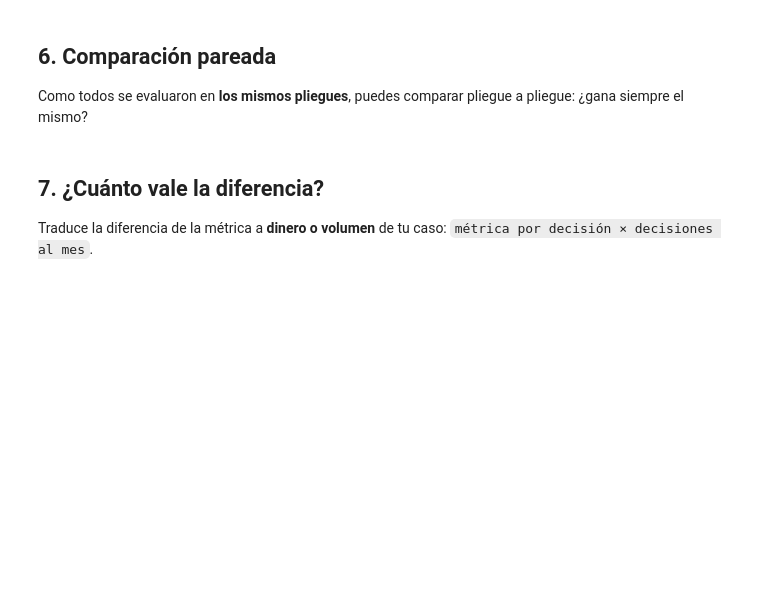
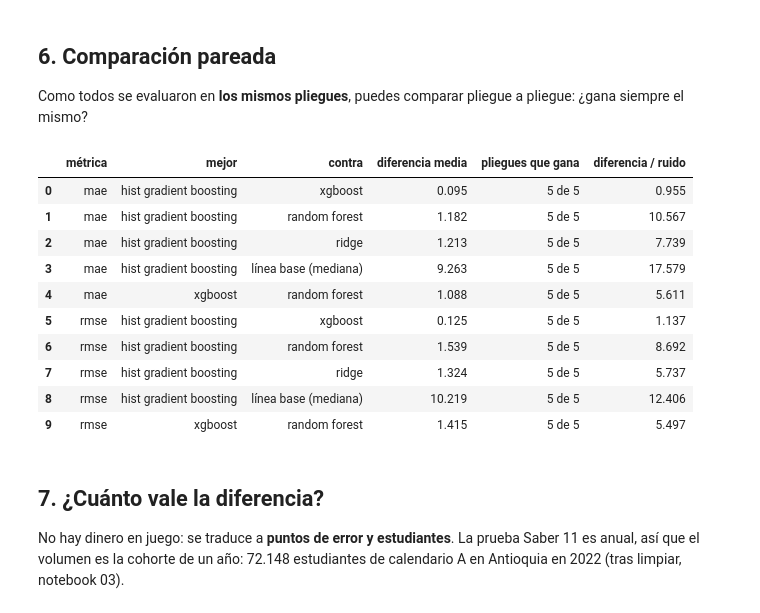
Before and after one commit to nandoossa/Proyecto_clase_grupo10, a Jupyter notebook: notebooks/05_torneo.ipynb, the cells around one changed output. Saved outputs shown, nothing was run; the diff lists cells and outputs as text; code cells hidden in the pictures; blank space fills up the shorter version.

```diff
--- a/notebooks/05_torneo.ipynb
+++ b/notebooks/05_torneo.ipynb
@@ -147,11 +212,14 @@ el **recall de cada clase**: una clase que casi nunca se predice es un riesgo au
 # %%
-# TODO: una fila por modelo con las métricas técnicas (media entre pliegues).
-# Para cada modelo y pliegue necesitas las probabilidades (proba) y la decisión (decision).
-# Columnas esperadas: AUC macro, AUC clase de interés, PR-AUC, exactitud balanceada, F1 macro,
-#                     precisión clase de interés, recall de cada clase, log loss.
-tecnicas = None   # TODO: DataFrame (una fila por modelo)
-
-if tecnicas is None:
-    print("TODO: calcula las métricas técnicas de cada modelo (guía, secciones 2.2 y 2.3) y guárdalas en `tecnicas`.")
+if not por_pliegue:
+    tecnicas = None
+    print("Sin resultados todavía.")
 else:
+    tecnicas = pd.DataFrame({
+        nombre: {"MAE": f["mae"].mean(), "RMSE": f["rmse"].mean(), "± RMSE": f["rmse"].std(ddof=1),
+                 "R²": f["r2"].mean(), "± R²": f["r2"].std(ddof=1),
+                 "RMSE / MAE": (f["rmse"] / f["mae"]).mean(),
+                 "error relativo (%)": 100 * f["mae"].mean() / y.mean()}
+        for nombre, f in por_pliegue.items()
+    }).T.loc[resumen.index]
+    print(f"puntaje medio de entrenamiento: {y.mean():.1f}")
     display(tecnicas.round(3))
@@ -181,27 +285,43 @@ Como todos se evaluaron en **los mismos pliegues**, puedes comparar pliegue a pl
 # %%
 def comparar(mejor, otro):
     """Ambos: valores por pliegue (menor es mejor). 'diferencia' positiva: 'mejor' gana."""
     dif = np.asarray(otro) - np.asarray(mejor)
     ruido = dif.std(ddof=1)
     return {
         "diferencia media": dif.mean(),
         "pliegues que gana": f"{(dif > 0).sum()} de {len(dif)}",
         "diferencia / ruido": dif.mean() / ruido if ruido > 0 else np.inf,
     }
 
 
-if not por_pliegue or METRICA is None or len(por_pliegue) < 2:
+if not por_pliegue or len(por_pliegue) < 2:
     print("Sin resultados todavía: aquí se comparan de a pares los mejores modelos.")
 else:
-    mejores = list(resumen.index[:3])
-    pares = []
-    for i in range(len(mejores)):
-        for j in range(i + 1, len(mejores)):
-            r = comparar(por_pliegue[mejores[i]][METRICA].abs(), por_pliegue[mejores[j]][METRICA].abs())
-            pares.append({"mejor": mejores[i], "contra": mejores[j], **r})
-    display(pd.DataFrame(pares).round(4))
+    # El mejor por MAE contra cada uno de los demás, y los dos siguientes entre sí (mismos pliegues para todos).
+    orden = list(resumen.index)
+    pares = [(orden[0], otro) for otro in orden[1:]] + [(orden[1], orden[2])]
+    filas = []
+    for metrica in [METRICA, "rmse"]:
+        for a, b in pares:
+            filas.append({"métrica": metrica, "mejor": a, "contra": b,
+                          **comparar(por_pliegue[a][metrica], por_pliegue[b][metrica])})
+    comparacion = pd.DataFrame(filas)
+    display(comparacion.round(3))
+# %% [output]
+|  | métrica | mejor | contra | diferencia media | pliegues que gana | diferencia / ruido |
+| 0 | mae | hist gradient boosting | xgboost | 0.095 | 5 de 5 | 0.955 |
+| 1 | mae | hist gradient boosting | random forest | 1.182 | 5 de 5 | 10.567 |
+| 2 | mae | hist gradient boosting | ridge | 1.213 | 5 de 5 | 7.739 |
+| 3 | mae | hist gradient boosting | línea base (mediana) | 9.263 | 5 de 5 | 17.579 |
+| 4 | mae | xgboost | random forest | 1.088 | 5 de 5 | 5.611 |
+| 5 | rmse | hist gradient boosting | xgboost | 0.125 | 5 de 5 | 1.137 |
+| 6 | rmse | hist gradient boosting | random forest | 1.539 | 5 de 5 | 8.692 |
+| 7 | rmse | hist gradient boosting | ridge | 1.324 | 5 de 5 | 5.737 |
+| 8 | rmse | hist gradient boosting | línea base (mediana) | 10.219 | 5 de 5 | 12.406 |
+| 9 | rmse | xgboost | random forest | 1.415 | 5 de 5 | 5.497 |
 # %% [markdown]
 ## 7. ¿Cuánto vale la diferencia?
 
-Traduce la diferencia de la métrica a **dinero o volumen** de tu caso: `métrica por decisión × decisiones al mes`.
+No hay dinero en juego: se traduce a **puntos de error y estudiantes**. La prueba Saber 11 es anual, así que el volumen es
+la cohorte de un año: 72.148 estudiantes de calendario A en Antioquia en 2022 (tras limpiar, notebook 03).
 # %%
```
Also changed, not shown: parts of 13 cells of this notebook, 4 other files.
